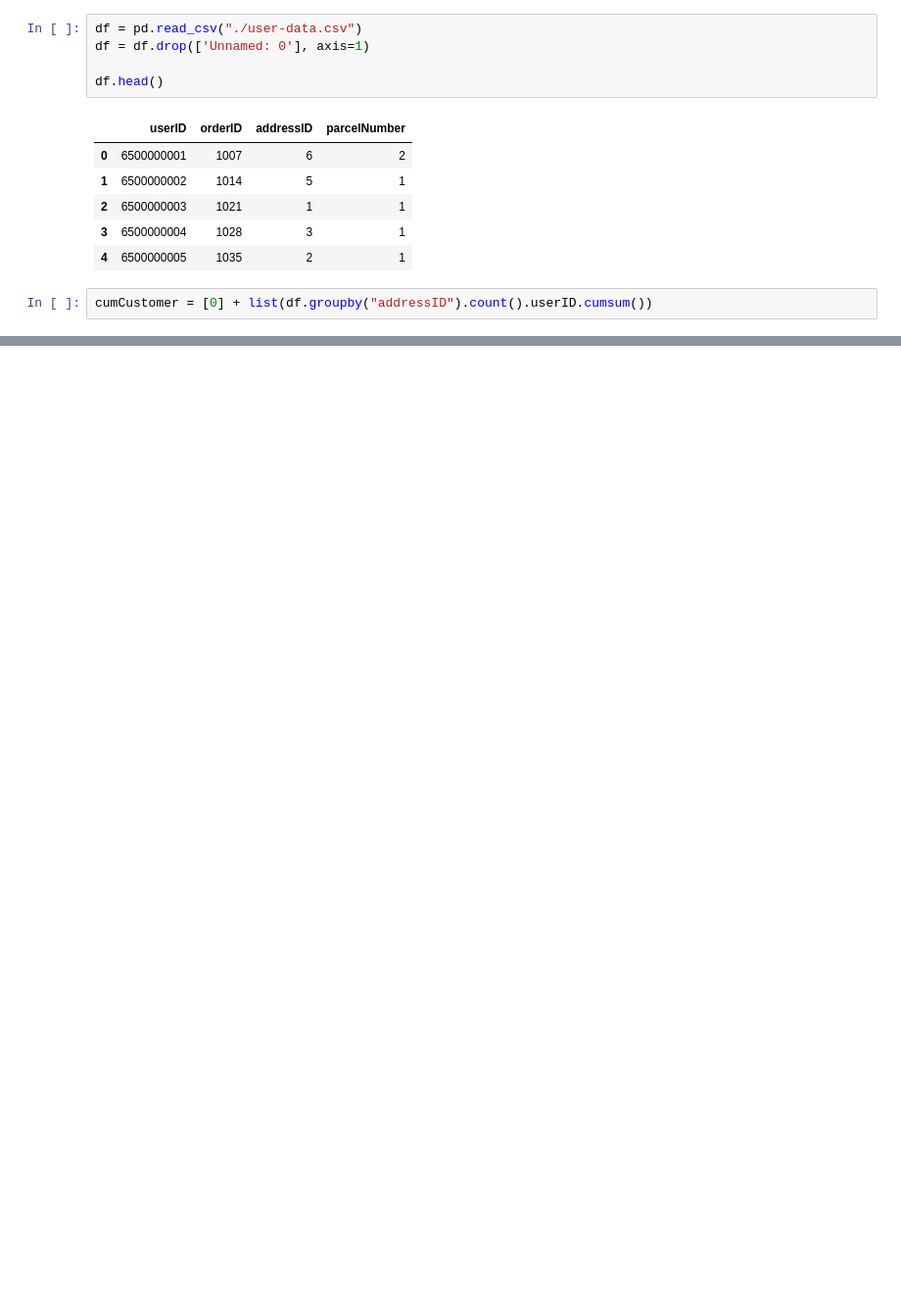
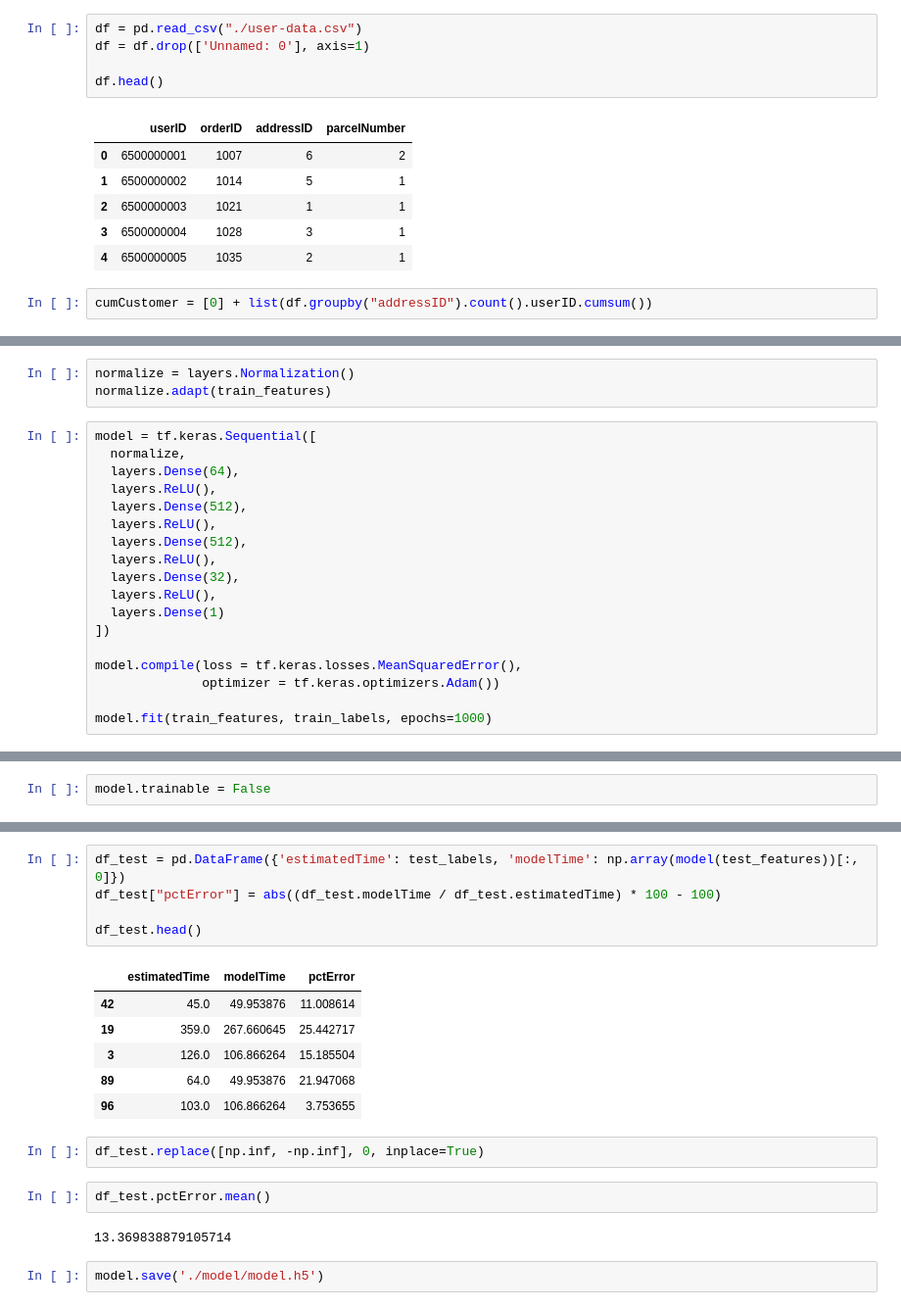
Before and after one commit to mcbebu/ALTER-TABLE, a Jupyter notebook: delivery-data/generate-delivery-data.ipynb, the cells around one changed output, grey strips where cells are left out. Shown: that part at 98% size. Saved outputs shown, nothing was run; the diff lists cells and outputs as text; blank space fills up the shorter version.

```diff
--- a/delivery-data/generate-delivery-data.ipynb
+++ b/delivery-data/generate-delivery-data.ipynb
@@ -40,0 +100,21 @@ df.head()
+# %%
+normalize = layers.Normalization()
+normalize.adapt(train_features)
+# %%
+model = tf.keras.Sequential([
+  normalize,
+  layers.Dense(64),
+  layers.ReLU(),
+  layers.Dense(512),
+  layers.ReLU(),
+  layers.Dense(512),
+  layers.ReLU(),
+  layers.Dense(32),
+  layers.ReLU(),
+  layers.Dense(1)
+])
+
+model.compile(loss = tf.keras.losses.MeanSquaredError(),
+              optimizer = tf.keras.optimizers.Adam())
+
+model.fit(train_features, train_labels, epochs=1000)
@@ -40,0 +140,2 @@ df.head()
+# %%
+model.trainable = False
@@ -40,0 +147,20 @@ df.head()
+# %%
+df_test = pd.DataFrame({'estimatedTime': test_labels, 'modelTime': np.array(model(test_features))[:, 0]})
+df_test["pctError"] = abs((df_test.modelTime / df_test.estimatedTime) * 100 - 100)
+
+df_test.head()
+# %% [output]
+|  | estimatedTime | modelTime | pctError |
+| 42 | 45.0 | 49.953876 | 11.008614 |
+| 19 | 359.0 | 267.660645 | 25.442717 |
+| 3 | 126.0 | 106.866264 | 15.185504 |
+| 89 | 64.0 | 49.953876 | 21.947068 |
+| 96 | 103.0 | 106.866264 | 3.753655 |
+# %%
+df_test.replace([np.inf, -np.inf], 0, inplace=True)
+# %%
+df_test.pctError.mean()
+# %% [output]
+13.369838879105714
+# %%
+model.save('./model/model.h5')
```
Also changed, not shown: parts of 12 cells of this notebook, 4 other files.
